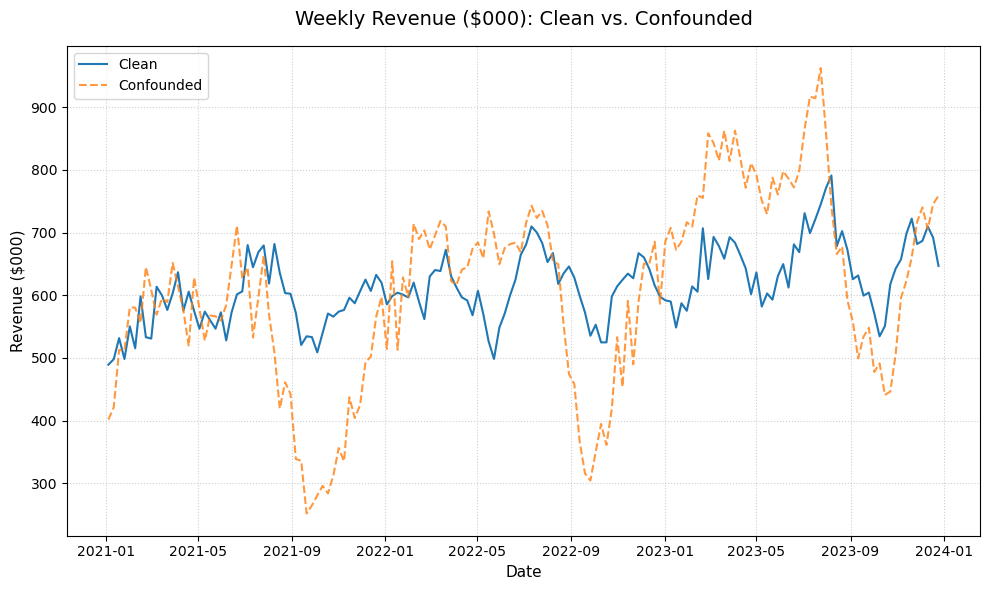
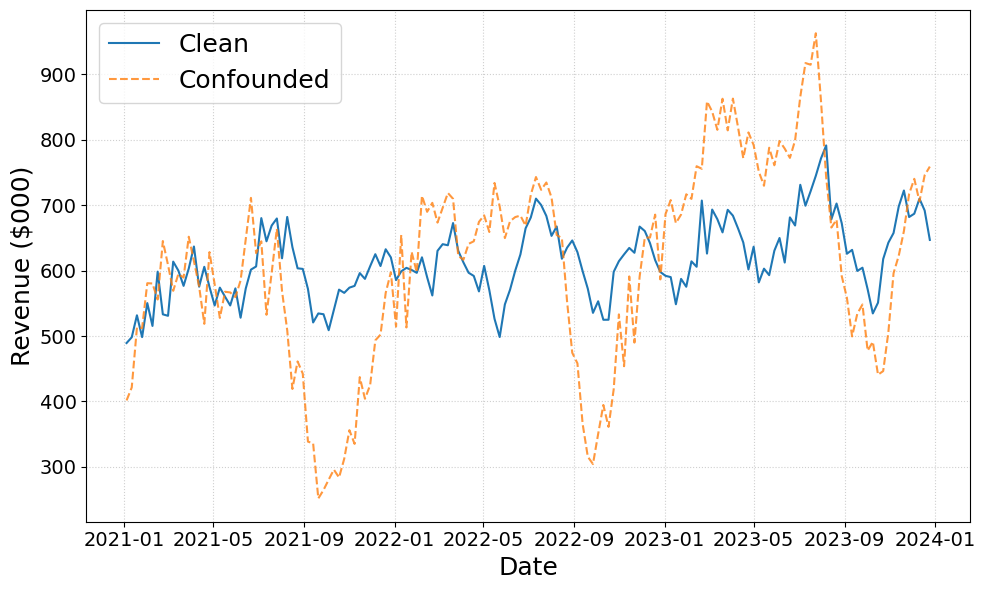
Code edit (unified diff) that turned the first committed figure into the second:
--- before
+++ after
@@ -17,10 +17,15 @@
 
 # Style and label the plot
-ax.set_title("Weekly Revenue ($000): Clean vs. Confounded", fontsize=14, pad=15)
-ax.set_xlabel("Date", fontsize=11)
-ax.set_ylabel("Revenue ($000)", fontsize=11)
+# ax.set_title("Weekly Revenue ($000): Clean vs. Confounded", fontsize=14, pad=15)
+ax.set_xlabel("Date", fontsize=18)
+ax.set_ylabel("Revenue ($000)", fontsize=18)
+
+# Increase the font size of the actual numbers on the x and y axes
+ax.tick_params(axis="both", which="major", labelsize=14)
+
 ax.grid(True, linestyle=":", alpha=0.6)
-ax.legend(fontsize=10, loc="upper left")
+ax.legend(fontsize=18, loc="upper left")
 
 plt.tight_layout()
-plt.show()
+# plt.show()
+plt.savefig(os.path.join(FIG_DIR, "revenue_clean_vs_confounded.png"), dpi=300)

Commit: updated data generation